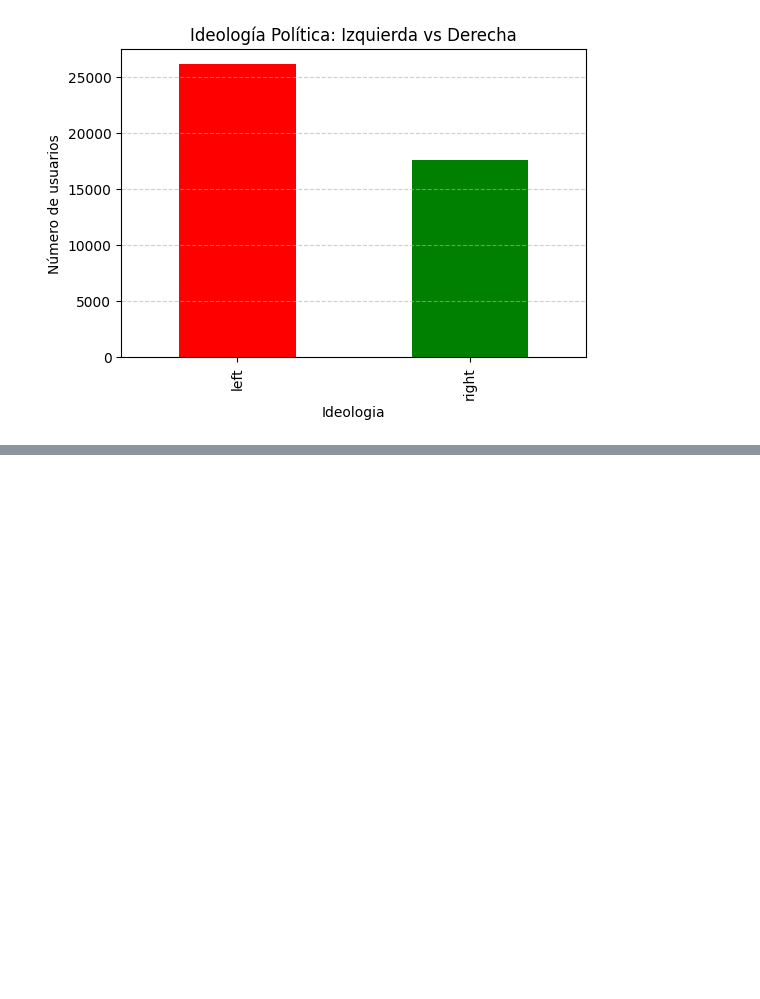
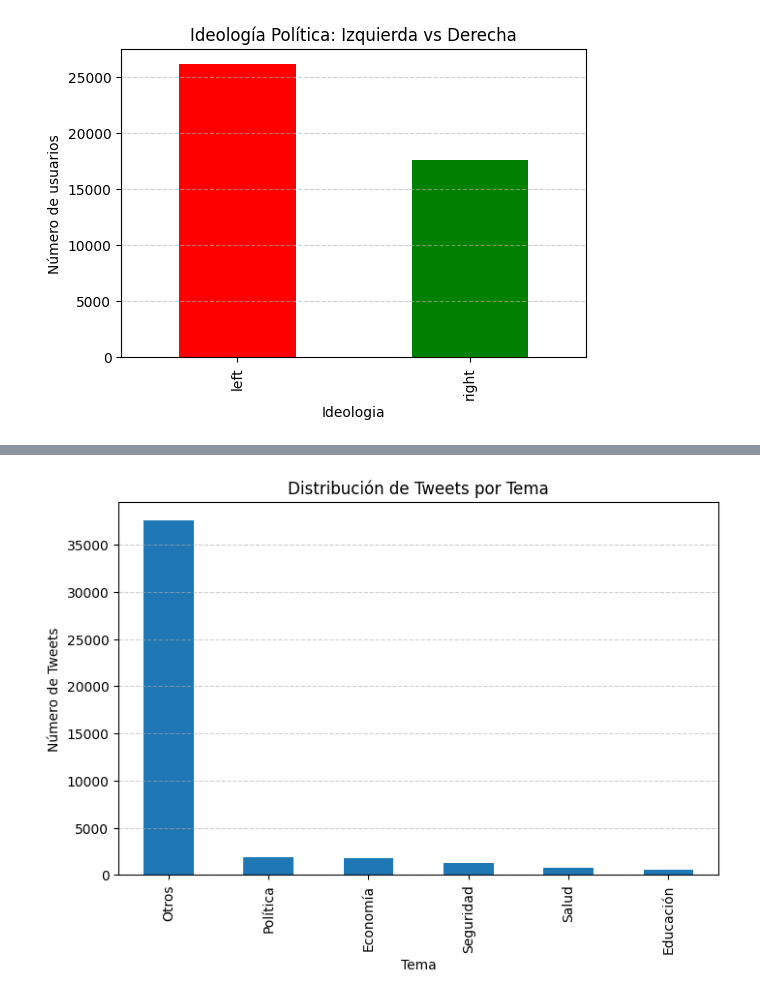
Before and after one commit to LuciaSS27/Proyecto-Datos-Yassira-Oriol-Javier-Lucia, a Jupyter notebook: Proyecto_Datos.ipynb, the cells around one changed output, grey strips where cells are left out. Cells and saved outputs as stored; diff of their text form; code cells hidden in the pictures; blank space fills up the shorter version.

```diff
--- a/Proyecto_Datos.ipynb
+++ b/Proyecto_Datos.ipynb
@@ -123,0 +126,28 @@ plt.show()
+# %%
+#tweet
+temas = {
+    "Economía": ["economía", "inflación", "precio", "salario", "pobreza", "impuestos"],
+    "Salud": ["covid", "salud", "hospital", "vacuna"],
+    "Educación": ["educación", "escuela", "universidad", "estudiante"],
+    "Seguridad": ["seguridad", "violencia", "delito", "policía", "crimen"],
+    "Política": ["elección", "voto", "campaña", "político", "partido"],
+}
+def clasificar_tema(texto):
+    texto = texto.lower()
+    for tema, palabras in temas.items():
+        if any(palabra in texto for palabra in palabras):
+            return tema
+    return "Otros"
+data["tema"] = data["tweet"].apply(clasificar_tema)
+conteo = data["tema"].value_counts()
+
+plt.figure(figsize=(8,5))
+conteo.plot(kind='bar')
+
+plt.title("Distribución de Tweets por Tema")
+plt.xlabel("Tema")
+plt.ylabel("Número de Tweets")
+plt.grid(axis='y', linestyle='--', alpha=0.6)
+plt.show()
+# %% [output]
+[figure, added]
```
Also changed, not shown: parts of 2 cells of this notebook.
